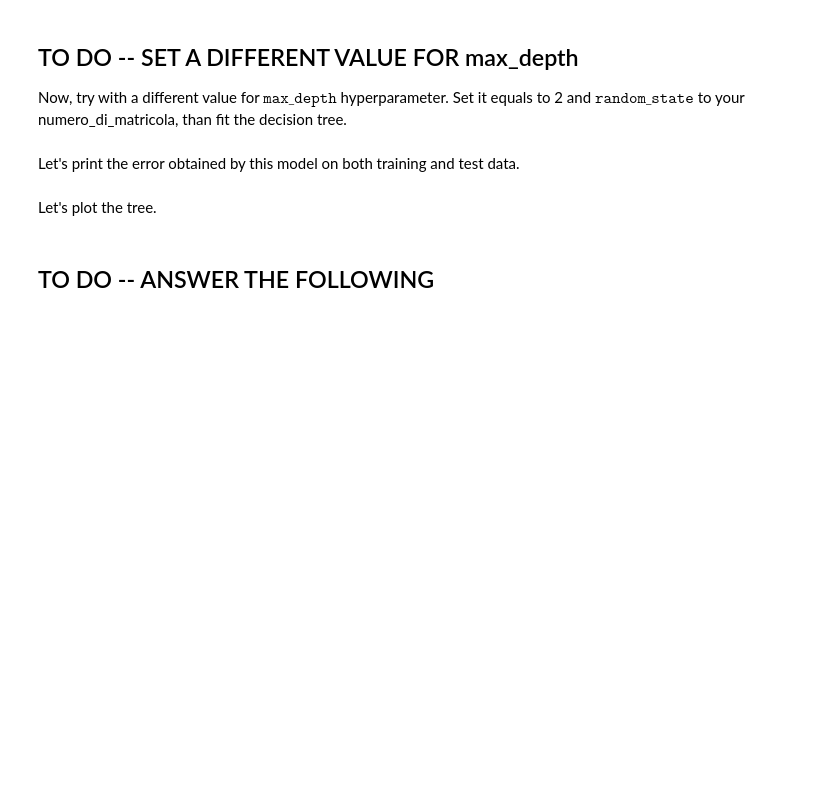
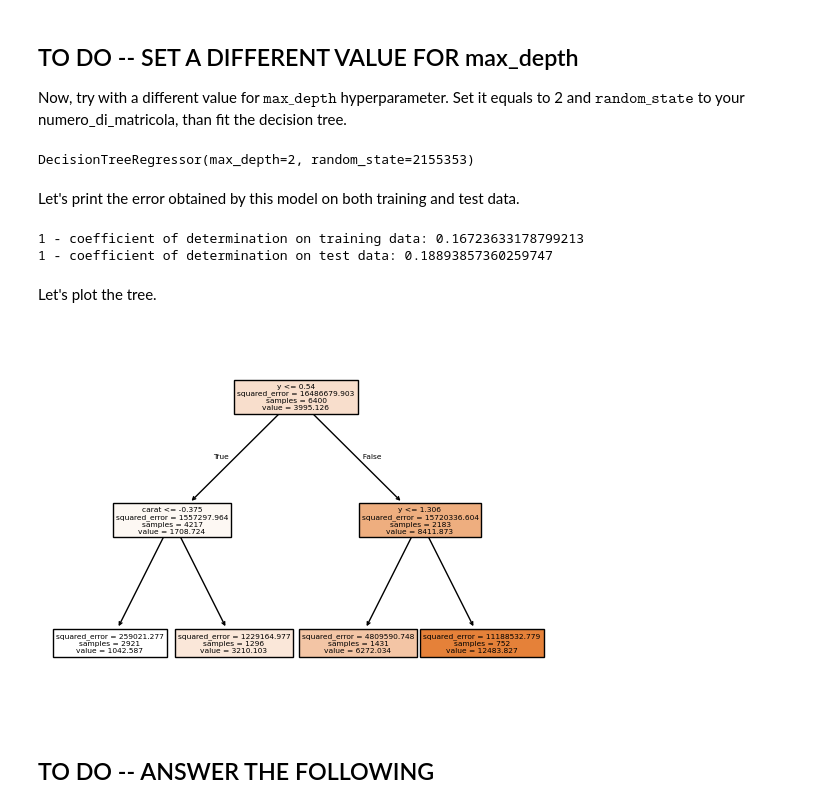
Before and after one commit to cibecs/ML_A_SecondHomework, a Jupyter notebook: DT_SergioCibecchini_2155353.ipynb, the cells around one changed output. Saved outputs shown, nothing was run; the diff lists cells and outputs as text; code cells hidden in the pictures; blank space fills up the shorter version.

```diff
--- a/DT_SergioCibecchini_2155353.ipynb
+++ b/DT_SergioCibecchini_2155353.ipynb
@@ -139,3 +199,10 @@ from sklearn.model_selection import train_test_split
+# %%
+from sklearn.model_selection import train_test_split
+
+
+X_train, X_test, Y_train, Y_test = train_test_split(
+    X, Y, test_size=0.2, random_state=numero_di_matricola
+)
 # %% [markdown]
 ## TO DO -- DATA STANDARDIZATION
 # %% [markdown]
@@ -154,3 +216,16 @@ from sklearn.preprocessing import StandardScaler
+# %%
+# -- data standardization
+from sklearn.preprocessing import StandardScaler
+
+X_train_scaled = X_train.copy()
+X_test_scaled = X_test.copy()
+
+cont_columns = ['carat', 'depth', 'table', 'x', 'y', 'z']
+cont_indices = [features_names.index(col) for col in cont_columns]
+
+scaler = StandardScaler()
+X_train_scaled[:, cont_indices] = scaler.fit_transform(X_train[:, cont_indices])
+X_test_scaled[:, cont_indices] = scaler.transform(X_test[:, cont_indices])
 # %% [markdown]
 # Decision tree models
 # %% [markdown]
@@ -161,4 +236,6 @@ Decision trees are supervised machine learning models used for both **classifica
 Learn a decision tree leaving the default values for the hyperparameters. Set only $\texttt{random\_state}$ to your numero_di_matricola.
 # %%
 from sklearn.tree import DecisionTreeRegressor
-# -- TO DO
+
+tree_regressor = DecisionTreeRegressor(random_state=numero_di_matricola)
+tree_regressor.fit(X_train_scaled, Y_train)
@@ -199,21 +287,31 @@ Now, try with a different value for $\texttt{max\_depth}$ hyperparameter. Set it
+# %%
+tree_regressor_depth_2 = DecisionTreeRegressor(max_depth=2, random_state=numero_di_matricola)
+tree_regressor_depth_2.fit(X_train_scaled, Y_train)
+# %% [output]
+DecisionTreeRegressor(max_depth=2, random_state=2155353)
 # %% [markdown]
 Let's print the error obtained by this model on both training and test data.
 # %%
 # -- print the value of 1 - coefficient of determination R^2, for the training and test data
-print("1 - coefficient of determination on training data:", # -- TO DO)
-print("1 - coefficient of determination on test data:", # -- TO DO)
+print("1 - coefficient of determination on training data:", 1 - tree_regressor_depth_2.score(X_train_scaled, Y_train))
+print("1 - coefficient of determination on test data:", 1 - tree_regressor_depth_2.score(X_test_scaled, Y_test))
+# %% [output]
+1 - coefficient of determination on training data: 0.16723633178799213
+1 - coefficient of determination on test data: 0.18893857360259747
 # %% [markdown]
 Let's plot the tree.
 # %%
 from sklearn import tree
 
 plt.figure()
-tree.plot_tree(decision_tree = # -- TO DO,
+tree.plot_tree(decision_tree=tree_regressor_depth_2,
                feature_names=features_names,
                class_names=['price'],
                filled=True)
 plt.savefig('tree.pdf')
 plt.show()
+# %% [output]
+[figure, added]
 # %% [markdown]
 ## TO DO -- ANSWER THE FOLLOWING
 # %% [markdown]
```
Also changed, not shown: parts of 31 cells of this notebook, 2 other files.
